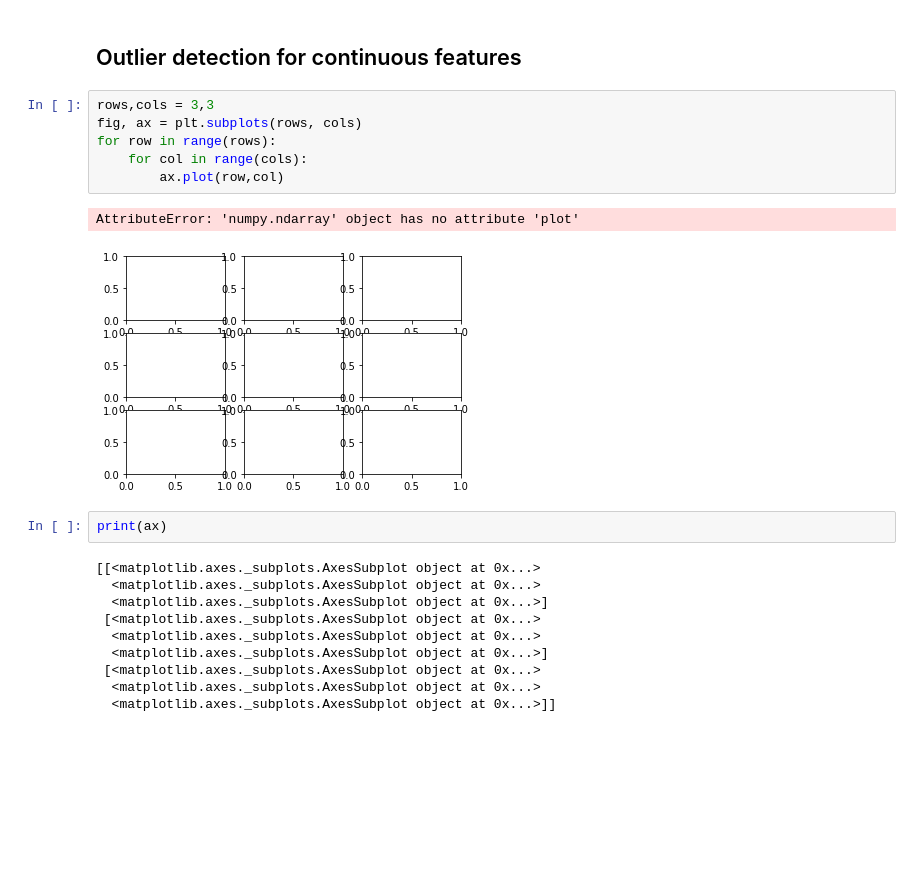
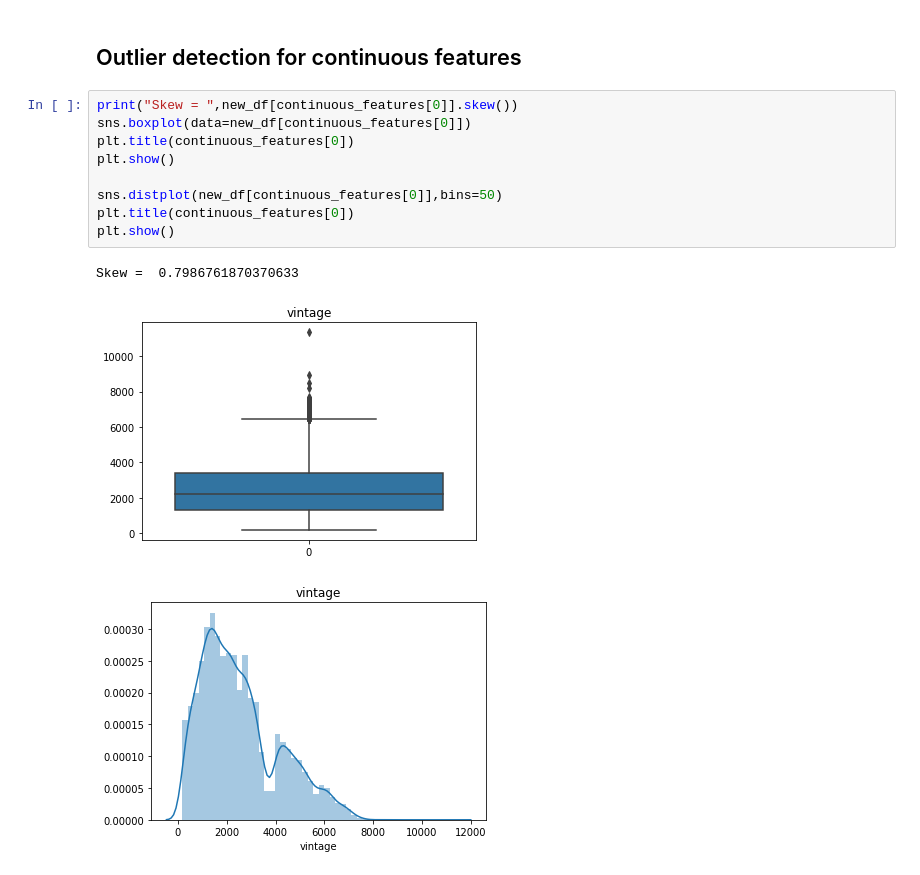
Before and after one commit to Debapriya-Mondal/Churn-Prediction, a Jupyter notebook: churn_prediction.ipynb, the cells around one changed output. Cells and saved outputs as stored; diff of their text form; blank space fills up the shorter version.

```diff
--- a/churn_prediction.ipynb
+++ b/churn_prediction.ipynb
@@ -278,23 +277,15 @@ length of continuous features are:  11
 # %% [markdown]
 ## Outlier detection for continuous features
-# %%
-rows,cols = 3,3
-fig, ax = plt.subplots(rows, cols)
-for row in range(rows):
-    for col in range(cols):
-        ax.plot(row,col)
-# %% [output]
-AttributeError: 'numpy.ndarray' object has no attribute 'plot'
-[figure, removed]
-# %%
-print(ax)
-# %% [output]
-[[<matplotlib.axes._subplots.AxesSubplot object at 0x...>
-  <matplotlib.axes._subplots.AxesSubplot object at 0x...>
-  <matplotlib.axes._subplots.AxesSubplot object at 0x...>]
- [<matplotlib.axes._subplots.AxesSubplot object at 0x...>
-  <matplotlib.axes._subplots.AxesSubplot object at 0x...>
-  <matplotlib.axes._subplots.AxesSubplot object at 0x...>]
- [<matplotlib.axes._subplots.AxesSubplot object at 0x...>
-  <matplotlib.axes._subplots.AxesSubplot object at 0x...>
-  <matplotlib.axes._subplots.AxesSubplot object at 0x...>]]
+# %%
+print("Skew = ",new_df[continuous_features[0]].skew())
+sns.boxplot(data=new_df[continuous_features[0]])
+plt.title(continuous_features[0])
+plt.show()
+
+sns.distplot(new_df[continuous_features[0]],bins=50)
+plt.title(continuous_features[0])
+plt.show()
+# %% [output]
+Skew =  0.7986761870370633
+[figure, added]
+[figure, added]
```
Also changed, not shown: parts of 49 cells of this notebook.
